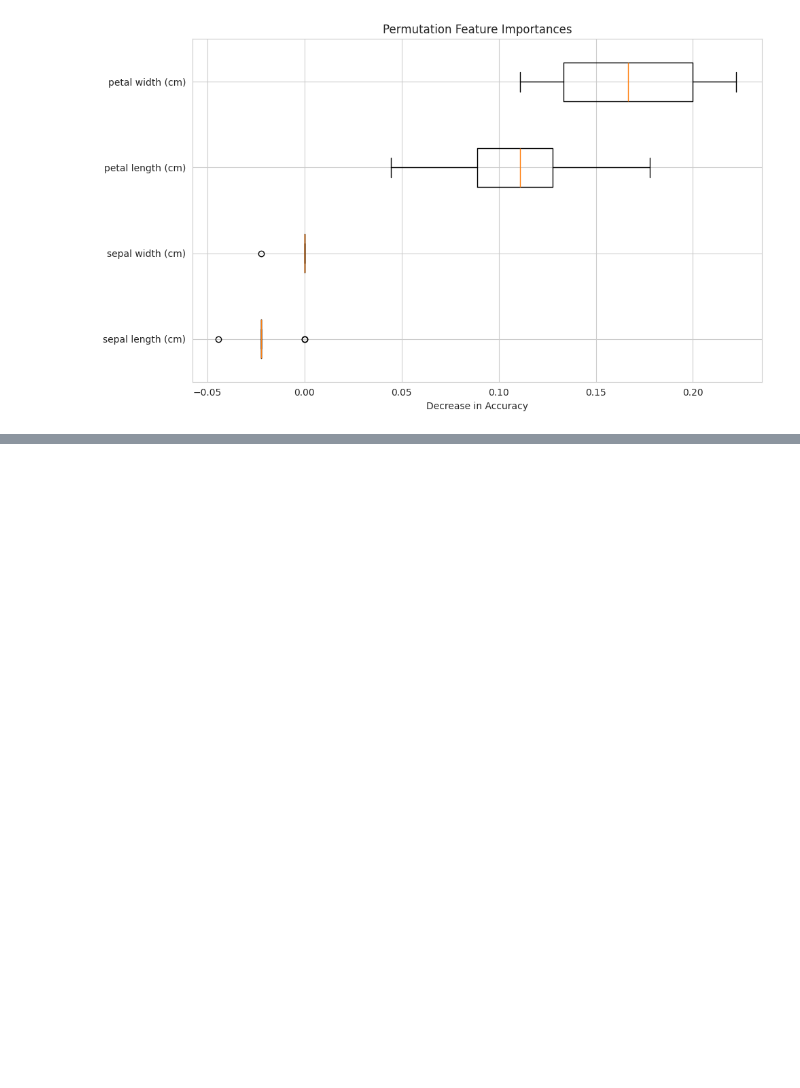
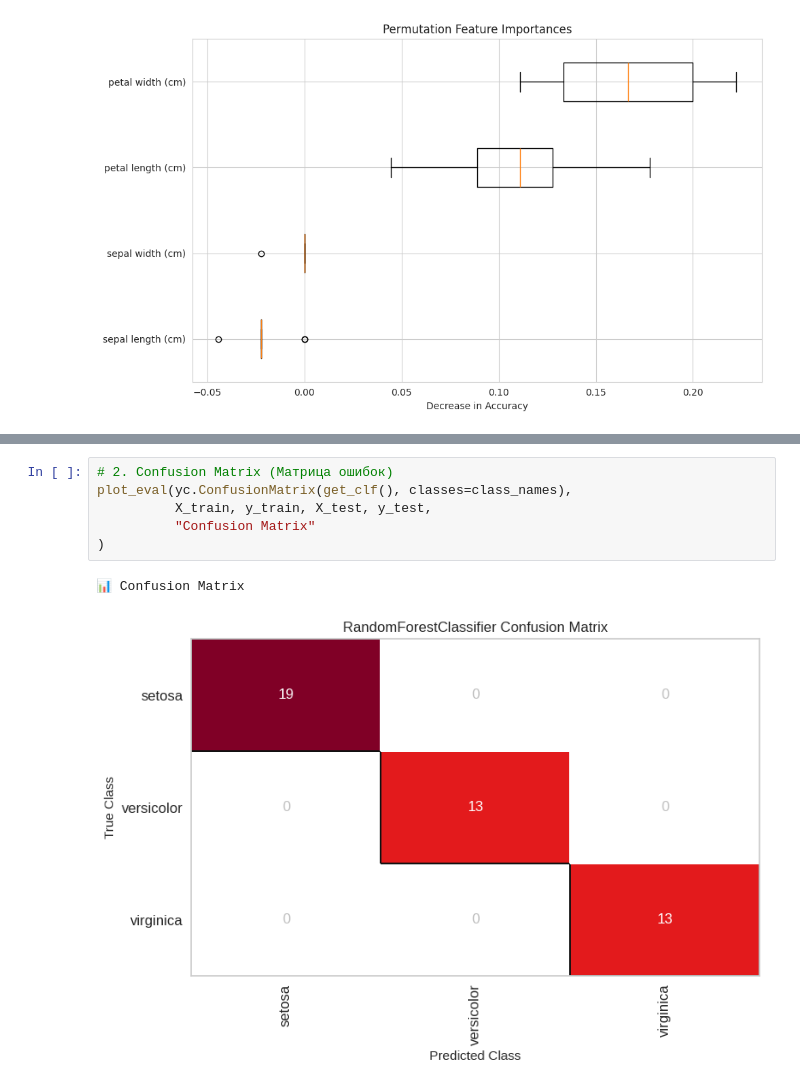
Before and after one commit to MinyaevAndrey/MYPETS, a Jupyter notebook: metrics.ipynb, the cells around one changed output, grey strips where cells are left out. Drawn from its saved outputs; the diff is of its cells as text; blank space fills up the shorter version.

```diff
--- a/metrics.ipynb
+++ b/metrics.ipynb
@@ -598,0 +648,9 @@ plt.show()
+# %%
+# 2. Confusion Matrix (Матрица ошибок)
+plot_eval(yc.ConfusionMatrix(get_clf(), classes=class_names),
+          X_train, y_train, X_test, y_test,
+          "Confusion Matrix"
+)
+# %% [output]
+📊 Confusion Matrix
+[figure, added]
```
Also changed, not shown: parts of 15 cells of this notebook.
